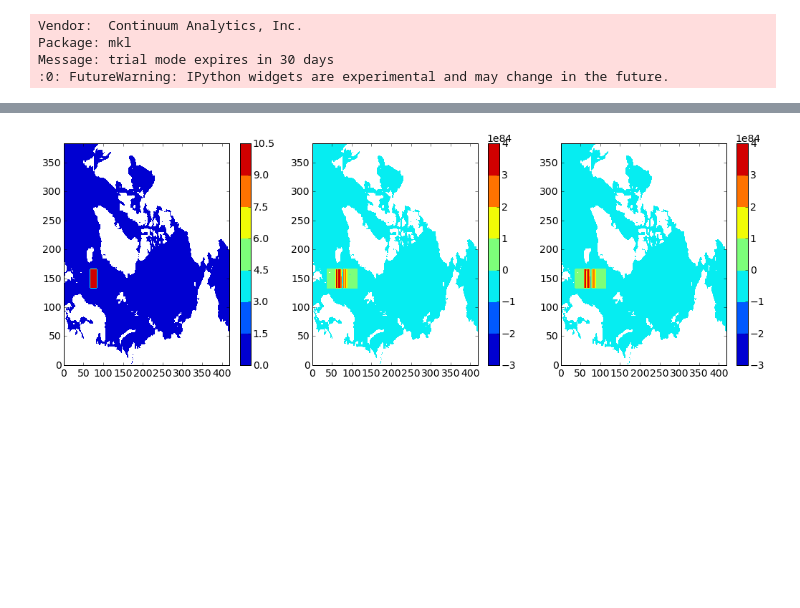
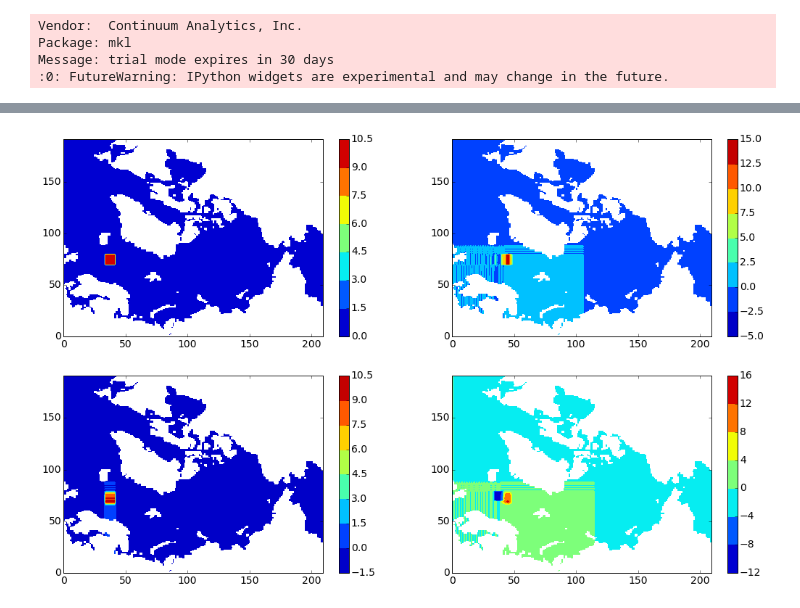
Before and after one commit to AlessandroMozzato/notebooks, a Jupyter notebook: GradientVelocity.ipynb, the cells around one changed output, grey strips where cells are left out. Drawn from its saved outputs; the diff is of its cells as text; code cells hidden in the pictures; blank space fills up the shorter version.

```diff
--- a/GradientVelocity.ipynb
+++ b/GradientVelocity.ipynb
@@ -135,5 +94,0 @@ for i in range(0,200):
-# %%
-S = np.array(S0)
-for i in range(0,30):
-    Sx,Sy = grad_calc(S)
-    S = dt*S + dt*U*Sx+ dt*V*Sy
@@ -140,17 +213,38 @@ for i in range(0,30):
+# %%
+S1 = np.array(S0)
+S2 = np.array(S0)
+S3 = np.array(S0)
+for i in range(0,1000):
+    #print U.shape,V.shape,id_x.shape,id_y.shape
+    for x in range(S1.shape[0]):
+        S1[x,:] = S1[x,:] + np.dot(id_x*Sx[x,:]*1000,S1[x,:]) + np.dot(diff_x,S2[x,:])
+    for y in range(S1.shape[1]):
+        S2[:,y] = S2[:,y] + np.dot(id_y*Sy[:,y]*1000,S2[:,y]) + np.dot(diff_y,S2[:,y])
+
+    for x in range(S1.shape[0]):
+        S3[x,:] = S3[x,:] + np.dot(id_x*Sx[x,:]*1000,S3[x,:]) + np.dot(diff_x,S3[x,:])
+    for y in range(S1.shape[1]):
+        S3[:,y] = S3[:,y] + np.dot(id_y*Sy[:,y]*1000,S3[:,y]) + np.dot(diff_y,S3[:,y])
 # %%
-S[hfacc[0,:,:]==0]=np.nan
+#S[hfacc[0,:,:]==0]=np.nan
 S00 = np.array(S0)
 S00[hfacc[0,:,:]==0]=np.nan
-fig, axes = plt.subplots(1,3)
-a0 = axes[0].contourf(S00)
-cbar = fig.colorbar(a0 , ax=axes[0])
-a1 = axes[1].contourf(S)
-cbar = fig.colorbar(a1 , ax=axes[1])
-a2 = axes[2].contourf(S-S00)
-cbar = fig.colorbar(a2 , ax=axes[2])
-fig.subplots_adjust(right=2.4,top=1.2)
+fig, axes = plt.subplots(2,2)
+a0 = axes[0,0].contourf(S00)
+cbar = fig.colorbar(a0 , ax=axes[0,0])
+S1[hfacc[0,:,:]==0]=np.nan
+a1 = axes[0,1].contourf(S1)
+cbar = fig.colorbar(a1 , ax=axes[0,1])
+S2[hfacc[0,:,:]==0]=np.nan
+a2 = axes[1,0].contourf(S2)
+cbar = fig.colorbar(a2 , ax=axes[1,0])
+S3[hfacc[0,:,:]==0]=np.nan
+a3 = axes[1,1].contourf(S3-S0)
+cbar = fig.colorbar(a3 , ax=axes[1,1])
+
+fig.subplots_adjust(right=2.4,top=2.2)
 # %% [output]
-[figure, old version]
+[figure, new version]
 # %%
 def nangrid(field,res):
     ### This script fills the field with nans in the right bit
```
Also changed, not shown: parts of 14 cells of this notebook, 1 other file.
